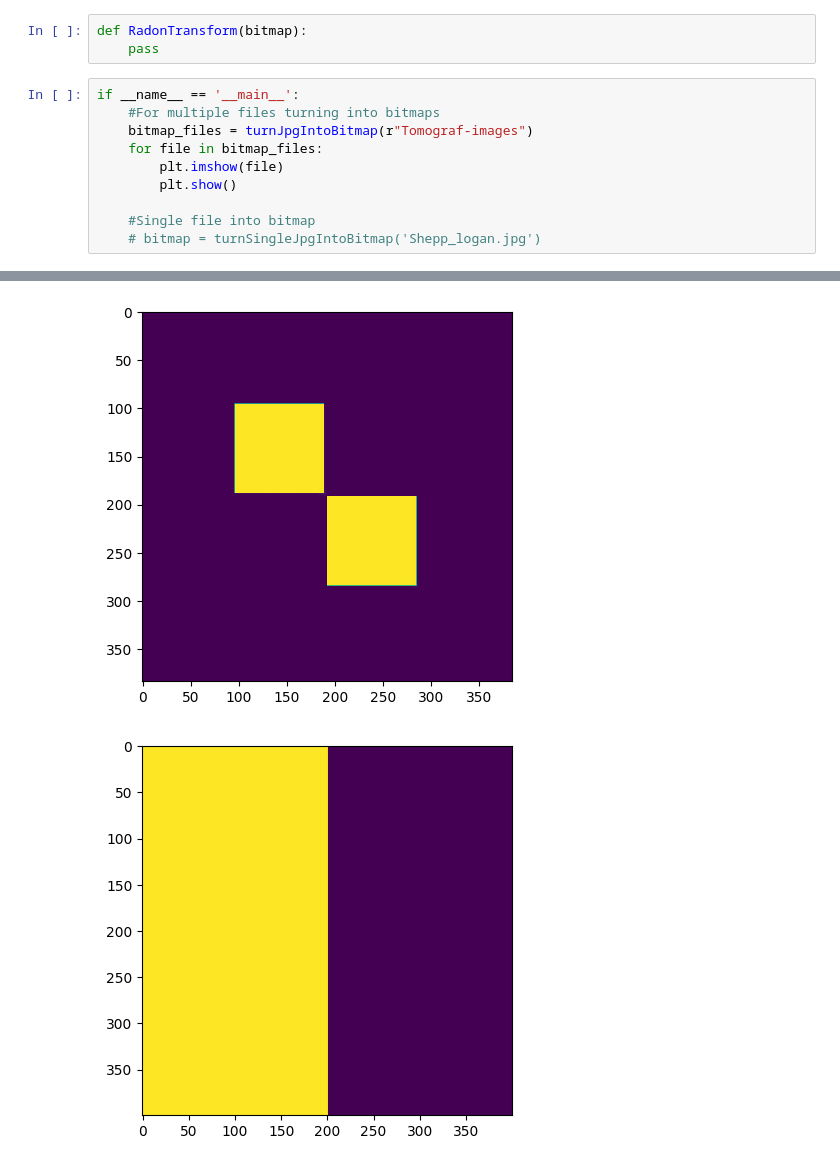
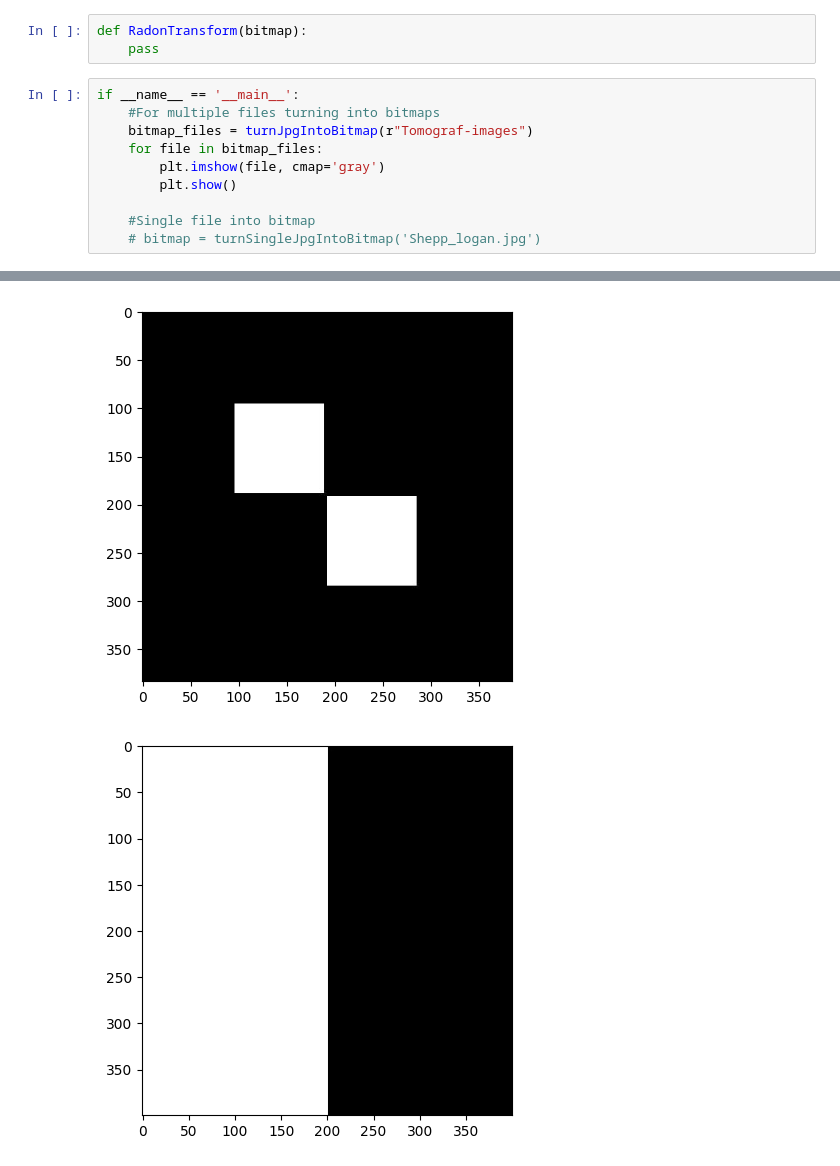
Before and after one commit to Mikokii/Tomograph-Simulator, a Jupyter notebook: tomograph_simulator.ipynb, the cells around one changed output, grey strips where cells are left out. Saved outputs shown, nothing was run; the diff lists cells and outputs as text.

```diff
--- a/tomograph_simulator.ipynb
+++ b/tomograph_simulator.ipynb
@@ -42,7 +90,7 @@ if __name__ == '__main__':
     #For multiple files turning into bitmaps
     bitmap_files = turnJpgIntoBitmap(r"Tomograf-images")
     for file in bitmap_files:
-        plt.imshow(file)
+        plt.imshow(file, cmap='gray')
         plt.show()
 
     #Single file into bitmap
@@ -55,2 +103,2 @@ if __name__ == '__main__':
-[figure, old version]
+[figure, new version]
-[figure, old version]
+[figure, new version]
```
Also changed, not shown: parts of 2 cells of this notebook.
